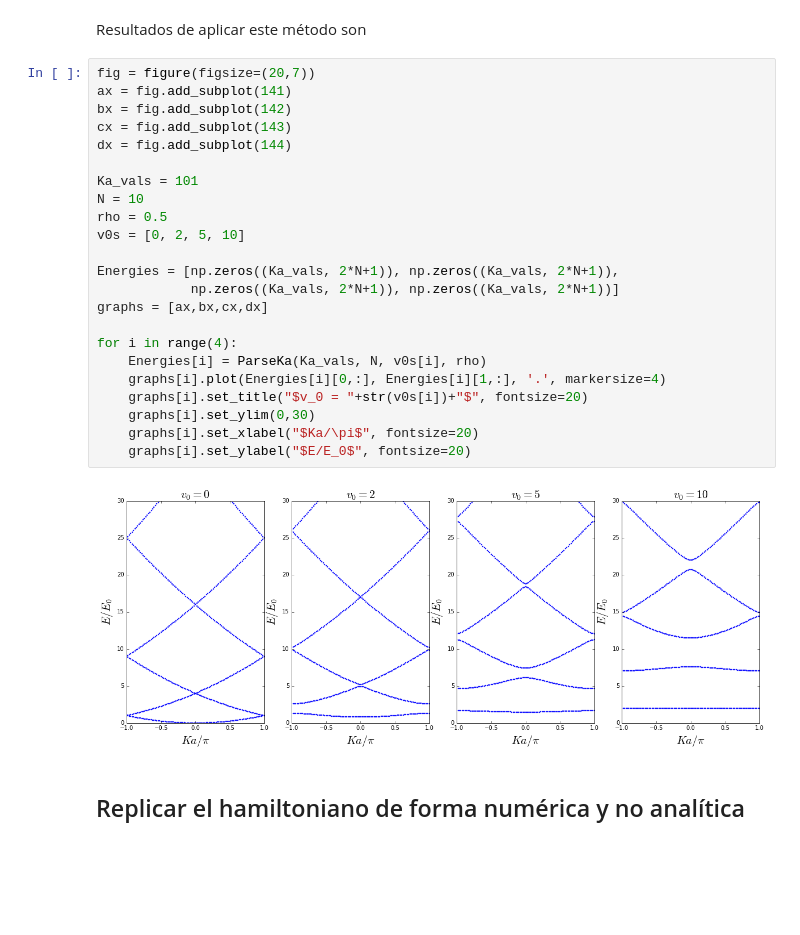
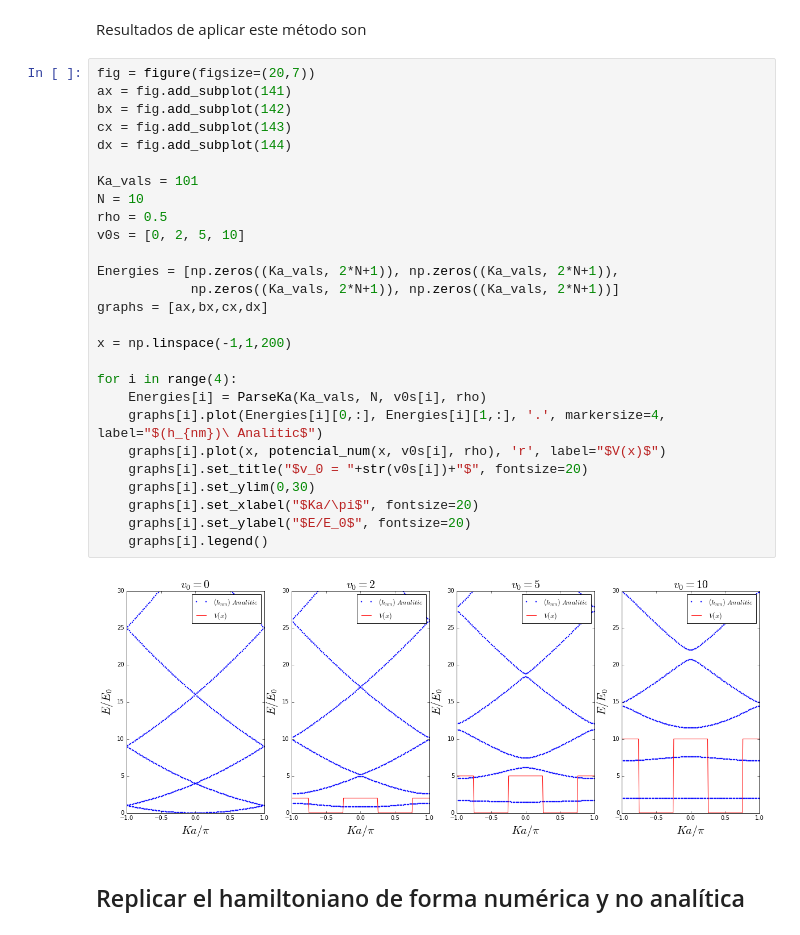
Before and after one commit to diegohdzrjk/Proyecto-Computacional, a Jupyter notebook: Kronig_Penny_model_1D_numeric.ipynb, the cells around one changed output. Cells and saved outputs as stored; diff of their text form; blank space fills up the shorter version.

```diff
--- a/Kronig_Penny_model_1D_numeric.ipynb
+++ b/Kronig_Penny_model_1D_numeric.ipynb
@@ -56,28 +65,32 @@ Resultados de aplicar este método son
 # %%
 fig = figure(figsize=(20,7))
 ax = fig.add_subplot(141)
 bx = fig.add_subplot(142)
 cx = fig.add_subplot(143)
 dx = fig.add_subplot(144)
 
 Ka_vals = 101
 N = 10
 rho = 0.5
 v0s = [0, 2, 5, 10]
 
 Energies = [np.zeros((Ka_vals, 2*N+1)), np.zeros((Ka_vals, 2*N+1)),
             np.zeros((Ka_vals, 2*N+1)), np.zeros((Ka_vals, 2*N+1))]
 graphs = [ax,bx,cx,dx]
 
+x = np.linspace(-1,1,200)
+
 for i in range(4):
     Energies[i] = ParseKa(Ka_vals, N, v0s[i], rho)
-    graphs[i].plot(Energies[i][0,:], Energies[i][1,:], '.', markersize=4)
+    graphs[i].plot(Energies[i][0,:], Energies[i][1,:], '.', markersize=4, label="$(h_{nm})\ Analitic$")
+    graphs[i].plot(x, potencial_num(x, v0s[i], rho), 'r', label="$V(x)$")
     graphs[i].set_title("$v_0 = "+str(v0s[i])+"$", fontsize=20)
     graphs[i].set_ylim(0,30)
     graphs[i].set_xlabel("$Ka/\pi$", fontsize=20)
     graphs[i].set_ylabel("$E/E_0$", fontsize=20)
+    graphs[i].legend()
 # %% [output]
-[figure, old version]
+[figure, new version]
 # %% [markdown]
 ## Replicar el hamiltoniano de forma numérica y no analítica
 # %% [markdown]
```
Also changed, not shown: parts of 7 cells of this notebook.
